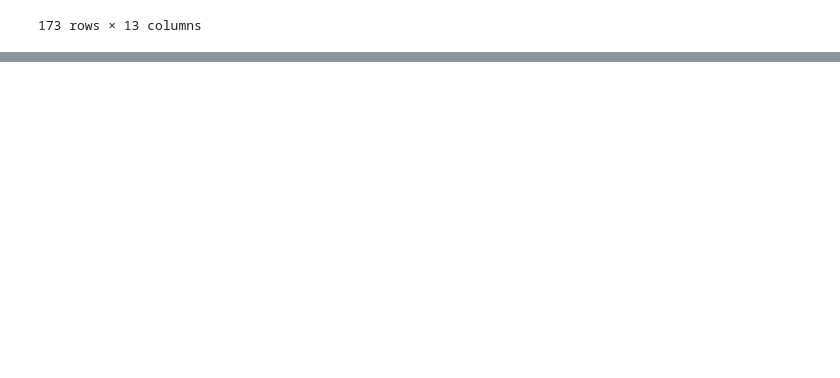
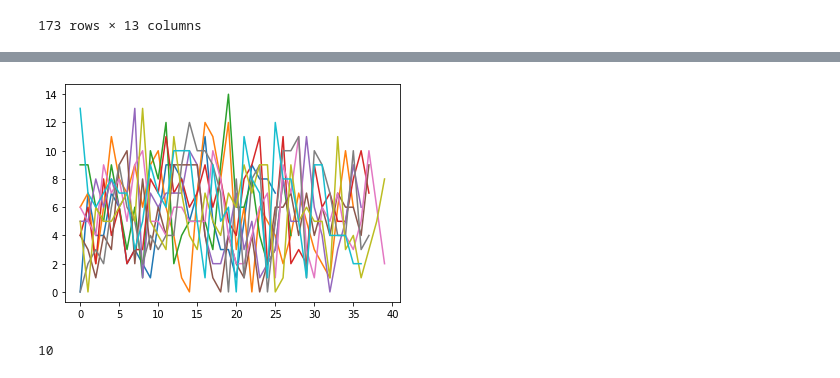
Before and after one commit to ericabusch/rtSynth_rt, a Jupyter notebook: view_adaptiveThreshold.ipynb, the cells around one changed output, grey strips where cells are left out. Saved outputs shown, nothing was run; the diff lists cells and outputs as text; code cells hidden in the pictures; blank space fills up the shorter version.

Commit message:
use my code to simulate catalin's adaptive threshold data

```diff
--- a/view_adaptiveThreshold.ipynb
+++ b/view_adaptiveThreshold.ipynb
@@ -143,0 +163,6 @@ history
+# %%
+# from archive/test_AdaptiveThreshold.py
+data=pd.read_csv("/Volumes/GoogleDrive/My Drive/Turk_Browne_Lab/realtime/experiment/catalin_data_for_adaptive_thresold.csv")
+data=data.dropna()
+# data.iloc[-50:]
+subjects = np.unique(list(data['sub']))
@@ -143,0 +381,13 @@ history
+# %%
+performances=np.zeros((10,50))
+performances[performances==0]=None
+for i,sub in enumerate(performance):
+    plt.plot(sub)
+    performances[i,0:len(sub)]=sub
+# %% [output]
+[figure, added]
+# %%
+import matplotlib.pyplot as plt
+len(performance)
+# %% [output]
+10
```
Also changed, not shown: parts of 5 cells of this notebook, 1 other file.
